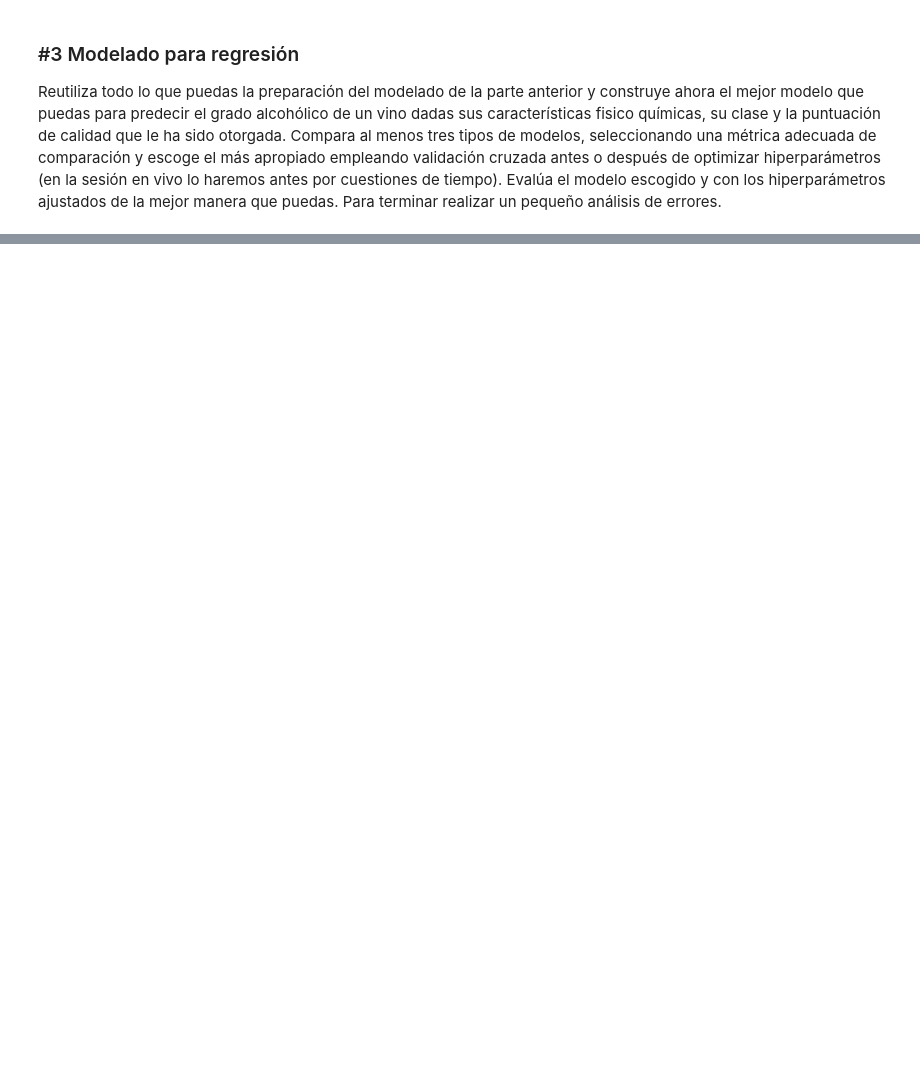
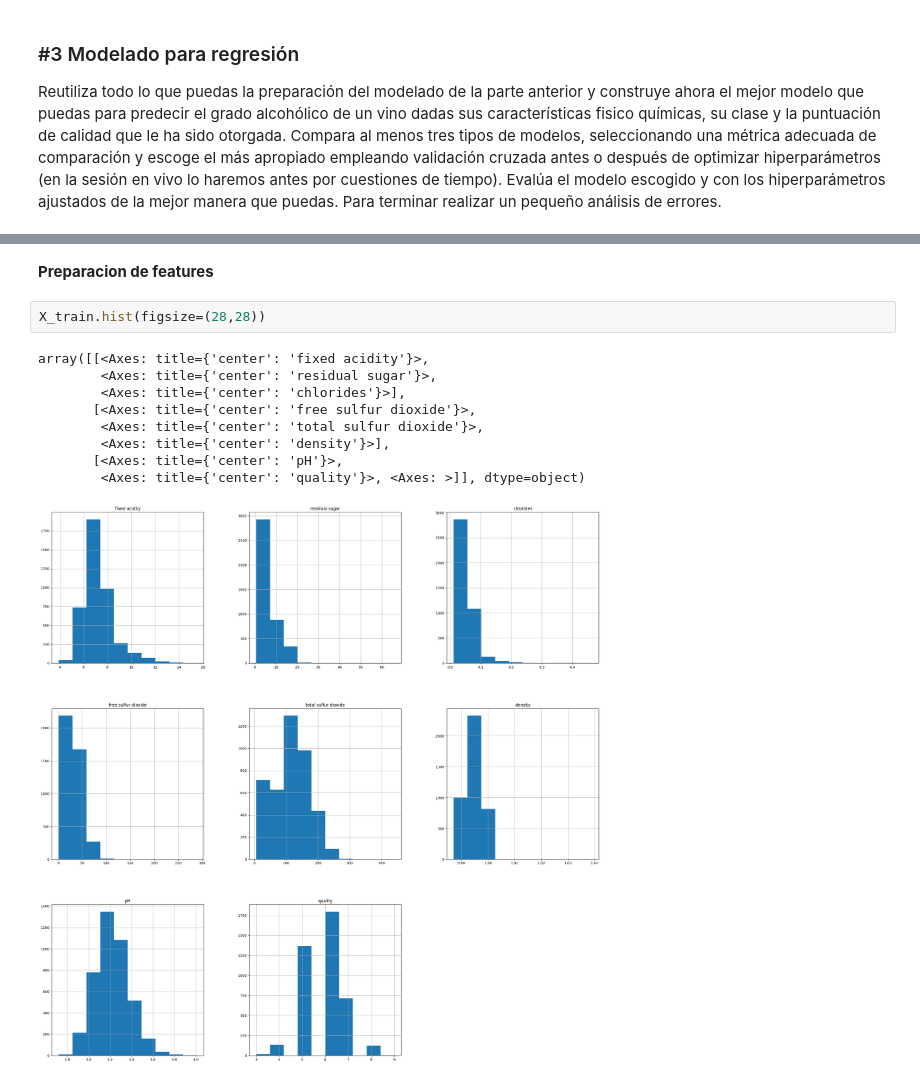
Before and after one commit to rebecaprg/DS-Online-Rebeca-Prior, a Jupyter notebook: 04_Machine_Learning/Sprint_12/Unidad_02_ML_Supervisado_Repaso/03_Practica_Obligatoria/18_Practica_Obligatoria_Repaso_Supervisado.ipynb, the cells around one changed output, grey strips where cells are left out. Saved outputs shown, nothing was run; the diff lists cells and outputs as text; blank space fills up the shorter version.

```diff
--- a/04_Machine_Learning/Sprint_12/Unidad_02_ML_Supervisado_Repaso/03_Practica_Obligatoria/18_Practica_Obligatoria_Repaso_Supervisado.ipynb
+++ b/04_Machine_Learning/Sprint_12/Unidad_02_ML_Supervisado_Repaso/03_Practica_Obligatoria/18_Practica_Obligatoria_Repaso_Supervisado.ipynb
@@ -167,0 +251,14 @@ Reutiliza todo lo que puedas la preparación del modelado de la parte anterior y
+# %% [markdown]
+**Preparacion de features**
+# %%
+X_train.hist(figsize=(28,28))
+# %% [output]
+array([[<Axes: title={'center': 'fixed acidity'}>,
+        <Axes: title={'center': 'residual sugar'}>,
+        <Axes: title={'center': 'chlorides'}>],
+       [<Axes: title={'center': 'free sulfur dioxide'}>,
+        <Axes: title={'center': 'total sulfur dioxide'}>,
+        <Axes: title={'center': 'density'}>],
+       [<Axes: title={'center': 'pH'}>,
+        <Axes: title={'center': 'quality'}>, <Axes: >]], dtype=object)
+[figure, added]
```
Also changed, not shown: parts of 20 cells of this notebook, 3 other files.
